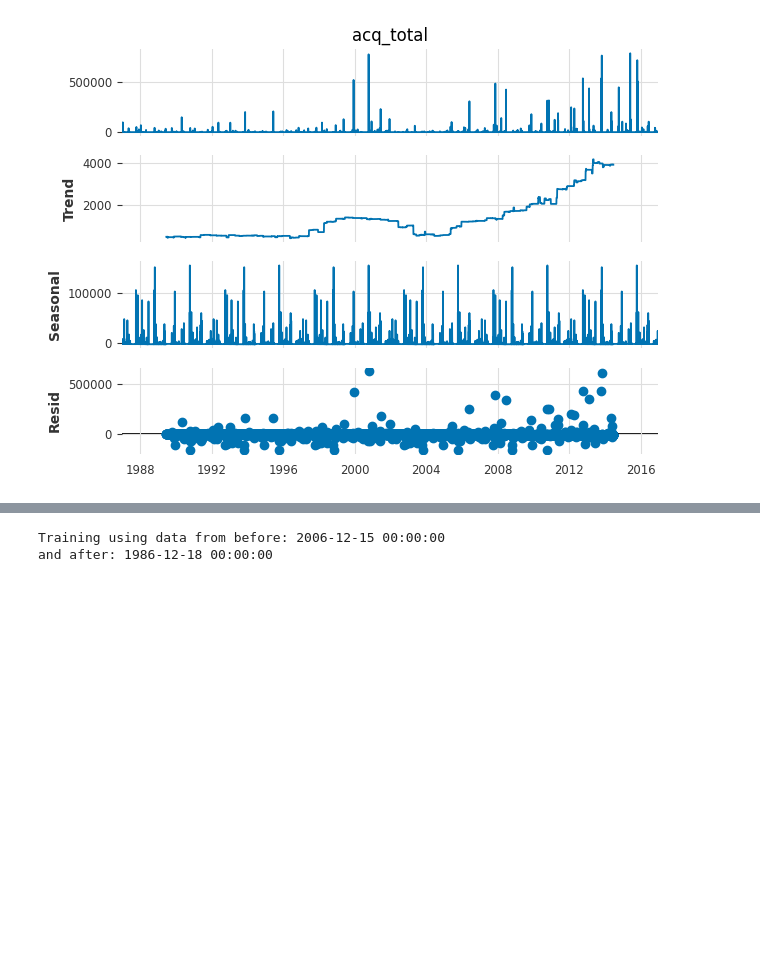
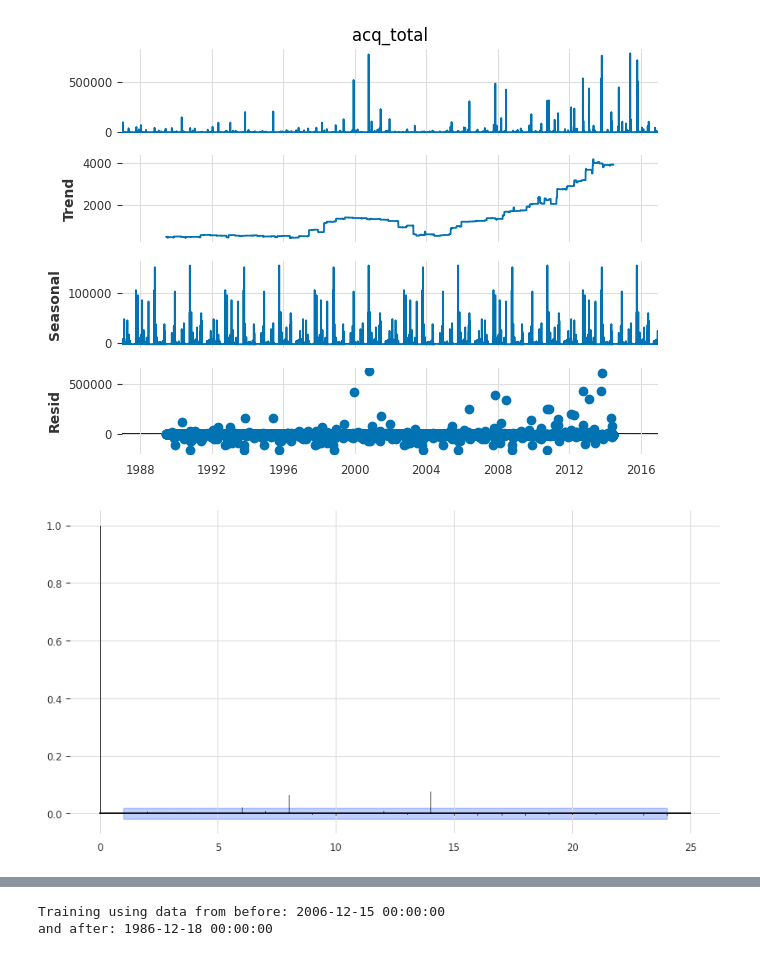
Before and after one commit to marisol-yake/MMM-museum-analytics, a Jupyter notebook: examples/NYC_MoMA_Example/Collections Time Series Forecasting.ipynb, the cells around one changed output, grey strips where cells are left out. Drawn from its saved outputs; the diff is of its cells as text; code cells hidden in the pictures; blank space fills up the shorter version.

```diff
--- a/examples/NYC_MoMA_Example/Collections Time Series Forecasting.ipynb
+++ b/examples/NYC_MoMA_Example/Collections Time Series Forecasting.ipynb
@@ -261,3 +269,8 @@ for days in [1, 7, 30, 365, (365 * 2), (365 * 3), (365 * 4), (365 * 5)]:  # Plot
 [figure]
 [figure]
 [figure]
+# %%
+# Plot autocorrelation function
+plot_acf(target_series)
+# %% [output]
+[figure, added]
```
Also changed, not shown: parts of 21 cells of this notebook.
